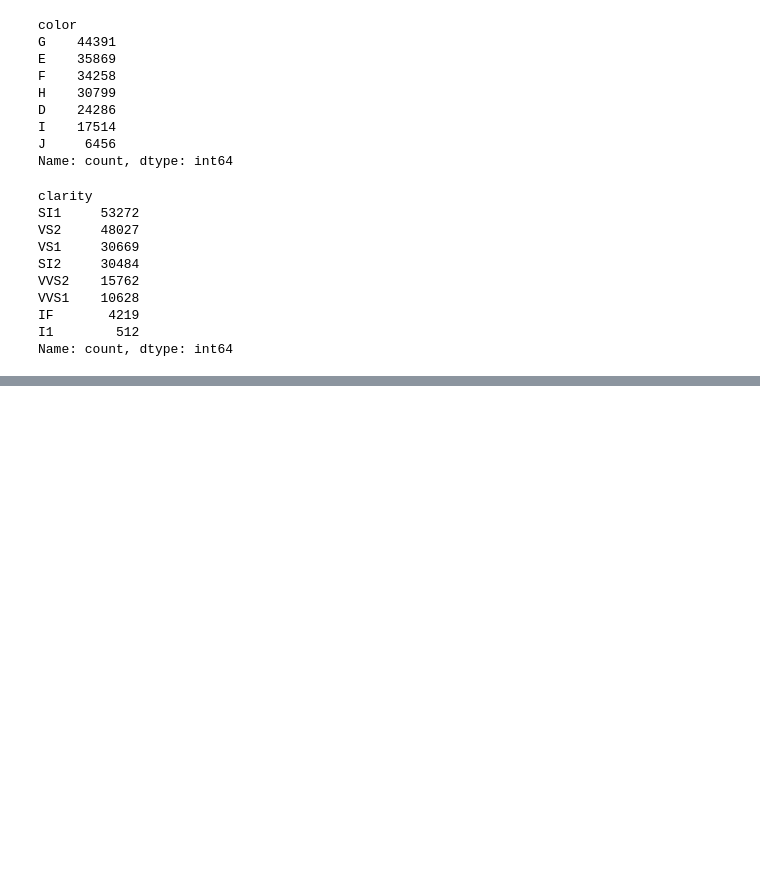
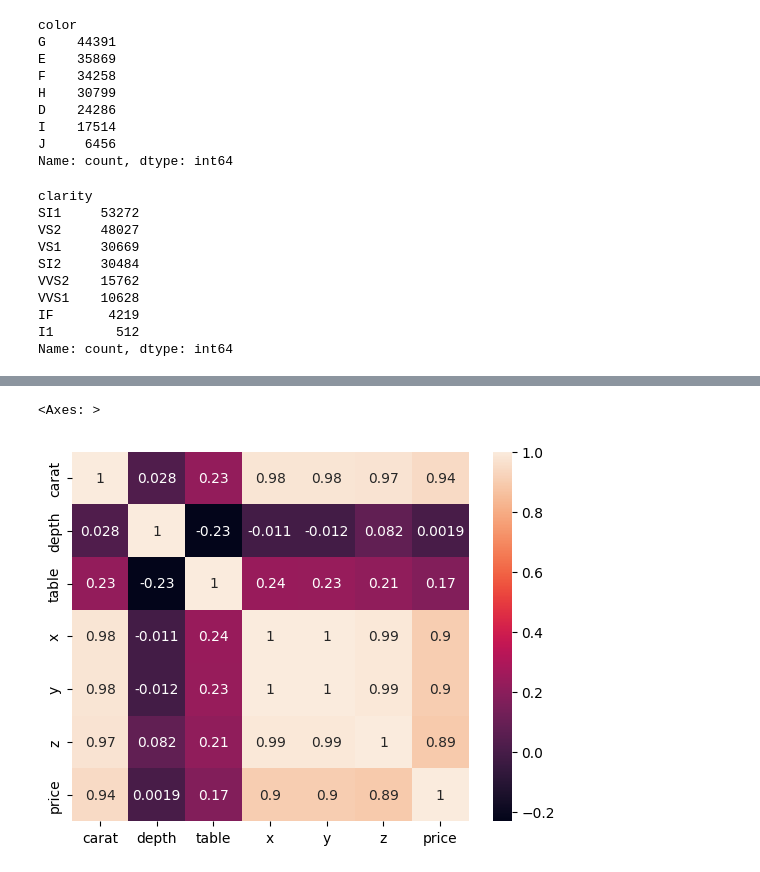
Before and after one commit to AakashJagat/DiamondPricePredictionProject, a Jupyter notebook: notebooks/research.ipynb, the cells around one changed output, grey strips where cells are left out. Drawn from its saved outputs; the diff is of its cells as text; code cells hidden in the pictures; blank space fills up the shorter version.

```diff
--- a/notebooks/research.ipynb
+++ b/notebooks/research.ipynb
@@ -220,0 +274,7 @@ Name: count, dtype: int64
+# %%
+# To check the correaltion between the Features - Heat Map will be the best choice.
+
+sns.heatmap(data[numerical_column].corr(), annot=True)
+# %% [output]
+<Axes: >
+[figure, added]
```
Also changed, not shown: parts of 8 cells of this notebook, 1 other file.
